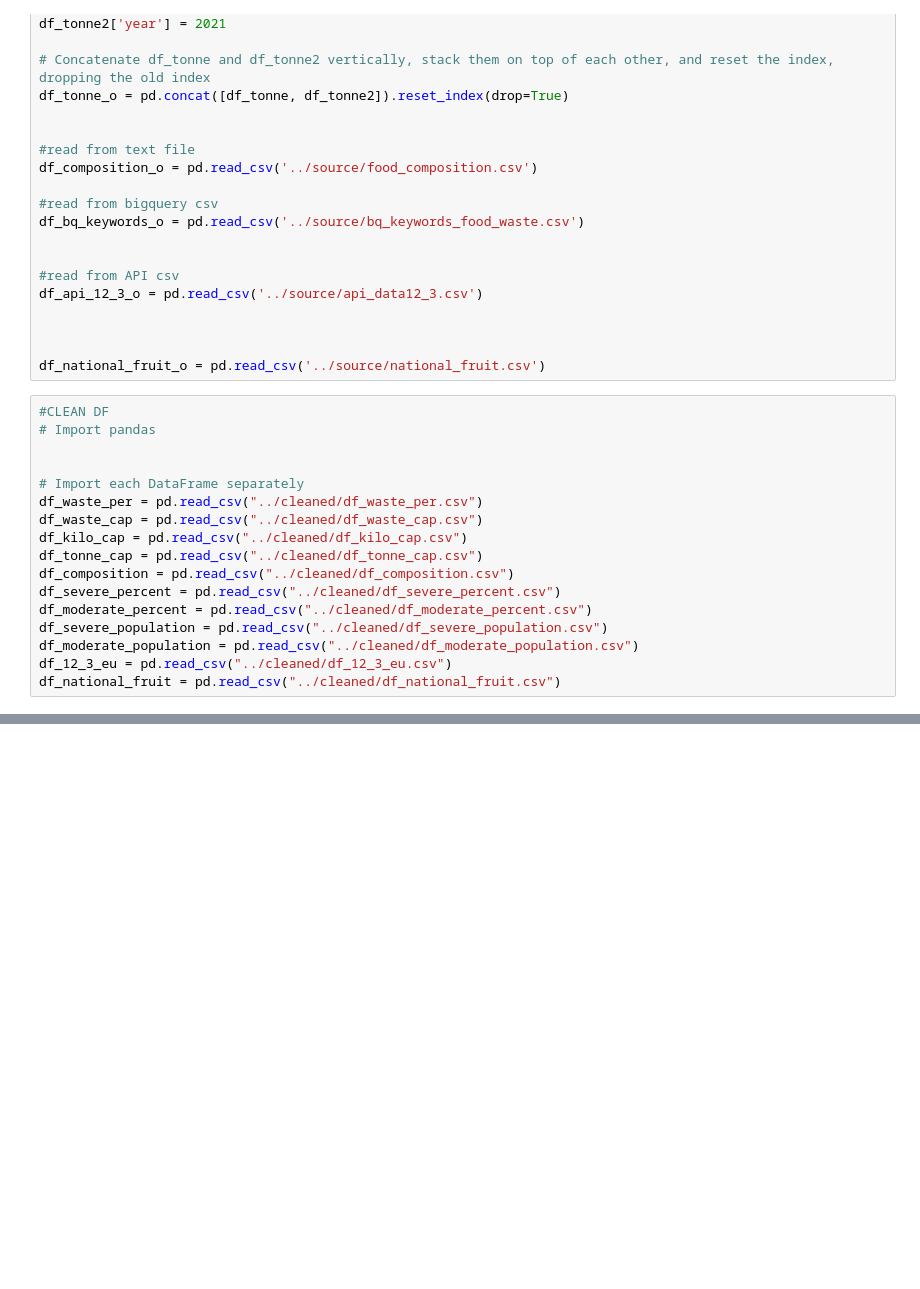
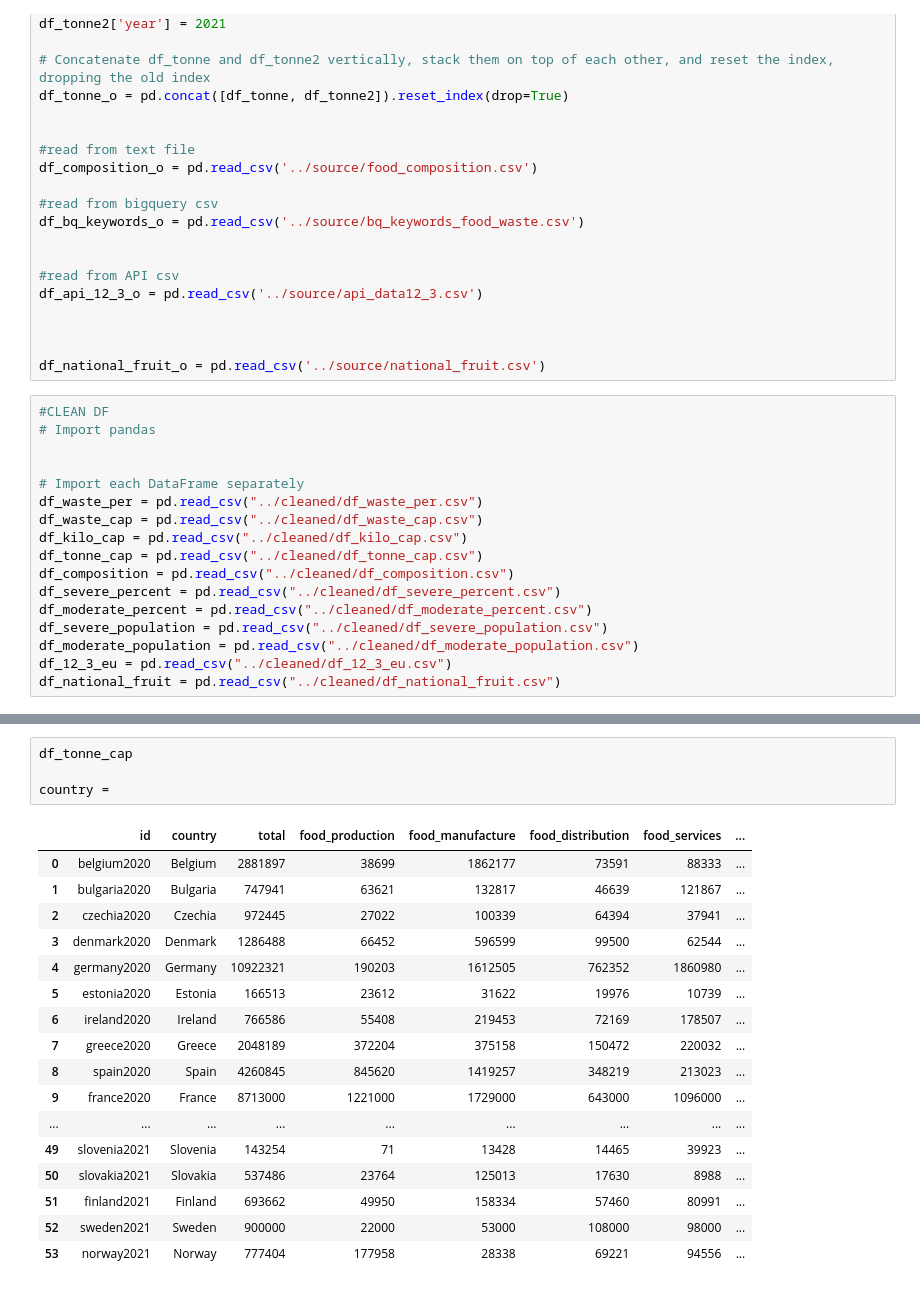
Before and after one commit to krantagat/food_waste_project, a Jupyter notebook: py_notebook/EDA.ipynb, the cells around one changed output, grey strips where cells are left out. Drawn from its saved outputs; the diff is of its cells as text; blank space fills up the shorter version.

```diff
--- a/py_notebook/EDA.ipynb
+++ b/py_notebook/EDA.ipynb
@@ -239,0 +237,22 @@ plt.show()
+# %%
+df_tonne_cap
+
+country =
+# %% [output]
+|  | id | country | total | food_production | food_manufacture | food_distribution | food_services | ... |
+| 0 | belgium2020 | Belgium | 2881897 | 38699 | 1862177 | 73591 | 88333 | ... |
+| 1 | bulgaria2020 | Bulgaria | 747941 | 63621 | 132817 | 46639 | 121867 | ... |
+| 2 | czechia2020 | Czechia | 972445 | 27022 | 100339 | 64394 | 37941 | ... |
+| 3 | denmark2020 | Denmark | 1286488 | 66452 | 596599 | 99500 | 62544 | ... |
+| 4 | germany2020 | Germany | 10922321 | 190203 | 1612505 | 762352 | 1860980 | ... |
+| 5 | estonia2020 | Estonia | 166513 | 23612 | 31622 | 19976 | 10739 | ... |
+| 6 | ireland2020 | Ireland | 766586 | 55408 | 219453 | 72169 | 178507 | ... |
+| 7 | greece2020 | Greece | 2048189 | 372204 | 375158 | 150472 | 220032 | ... |
+| 8 | spain2020 | Spain | 4260845 | 845620 | 1419257 | 348219 | 213023 | ... |
+| 9 | france2020 | France | 8713000 | 1221000 | 1729000 | 643000 | 1096000 | ... |
+| ... | ... | ... | ... | ... | ... | ... | ... | ... |
+| 49 | slovenia2021 | Slovenia | 143254 | 71 | 13428 | 14465 | 39923 | ... |
+| 50 | slovakia2021 | Slovakia | 537486 | 23764 | 125013 | 17630 | 8988 | ... |
+| 51 | finland2021 | Finland | 693662 | 49950 | 158334 | 57460 | 80991 | ... |
+| 52 | sweden2021 | Sweden | 900000 | 22000 | 53000 | 108000 | 98000 | ... |
+| 53 | norway2021 | Norway | 777404 | 177958 | 28338 | 69221 | 94556 | ... |
```
Also changed, not shown: parts of 8 cells of this notebook, 10 other files.
